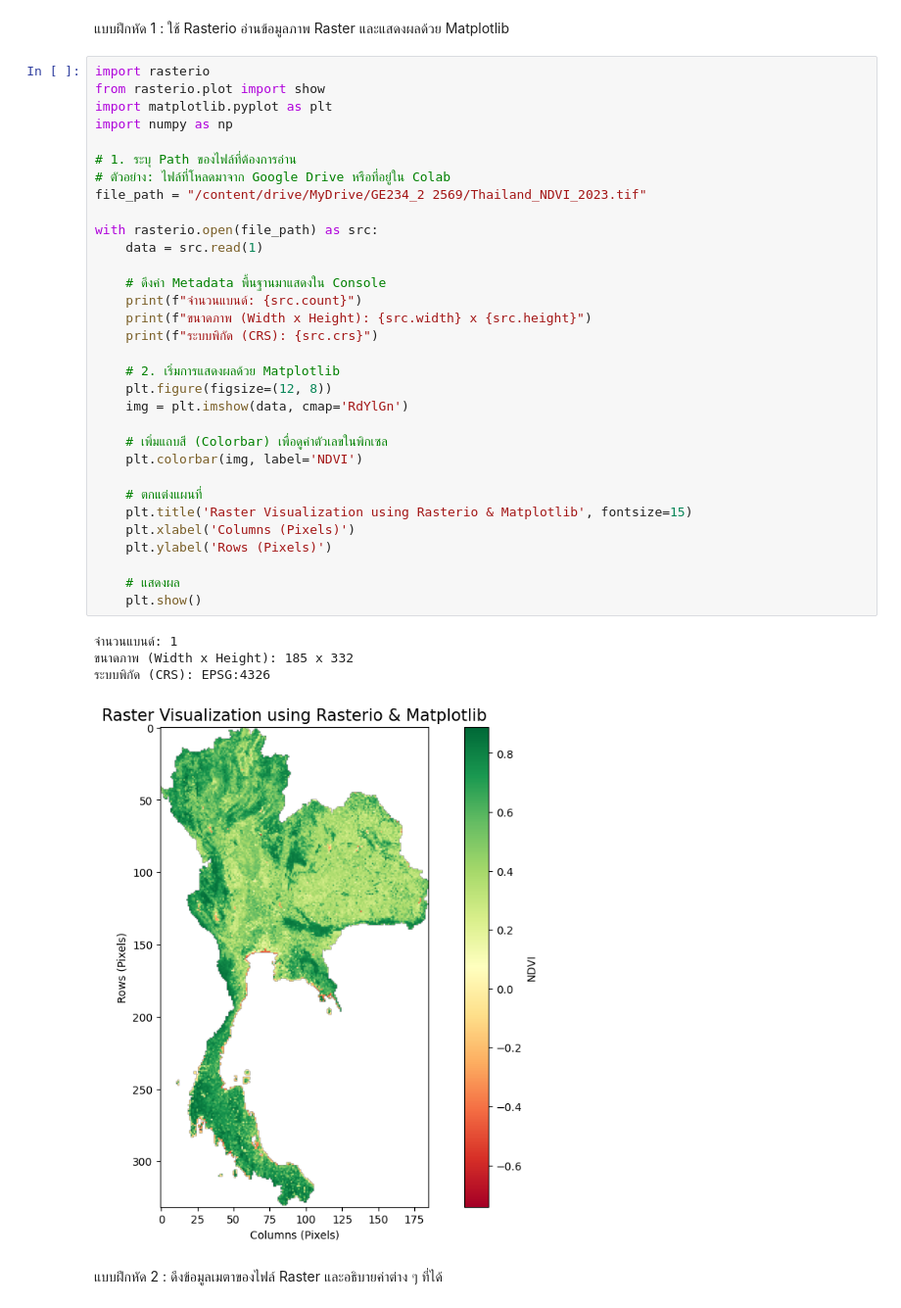
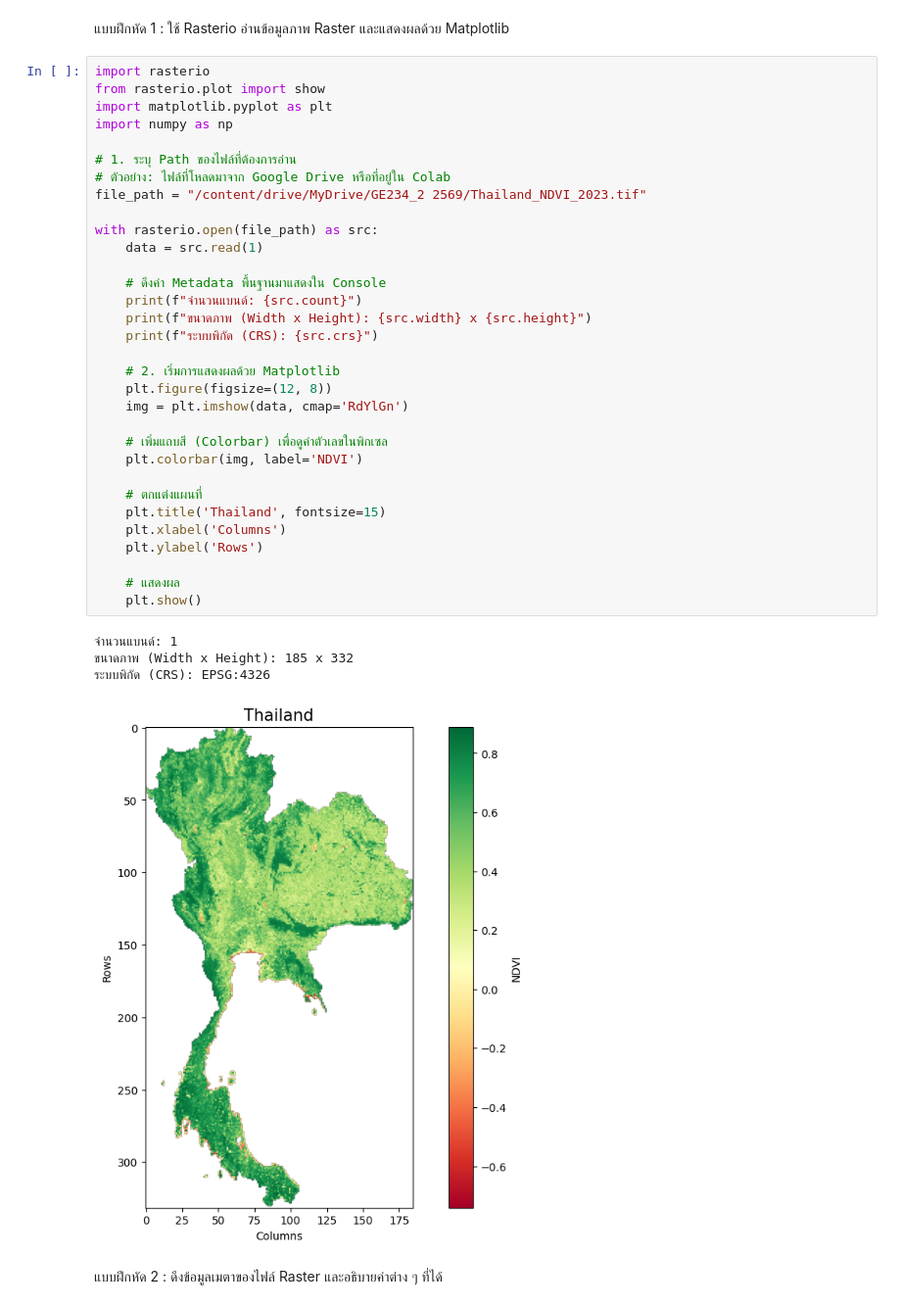
Before and after one commit to thunyalak230/GE234_Thunyalak, a Jupyter notebook: Lab5_GE234_Rasterio.ipynb, the cells around one changed output. Shown at 98% size. Drawn from its saved outputs; the diff is of its cells as text.

```diff
--- a/Lab5_GE234_Rasterio.ipynb
+++ b/Lab5_GE234_Rasterio.ipynb
@@ -138,37 +138,37 @@ from rasterio.plot import show
 import matplotlib.pyplot as plt
 import numpy as np
 
 # 1. ระบุ Path ของไฟล์ที่ต้องการอ่าน
 # ตัวอย่าง: ไฟล์ที่โหลดมาจาก Google Drive หรือที่อยู่ใน Colab
 file_path = "/content/drive/MyDrive/GE234_2 2569/Thailand_NDVI_2023.tif"
 
 with rasterio.open(file_path) as src:
     data = src.read(1)
 
     # ดึงค่า Metadata พื้นฐานมาแสดงใน Console
     print(f"จำนวนแบนด์: {src.count}")
     print(f"ขนาดภาพ (Width x Height): {src.width} x {src.height}")
     print(f"ระบบพิกัด (CRS): {src.crs}")
 
     # 2. เริ่มการแสดงผลด้วย Matplotlib
     plt.figure(figsize=(12, 8))
     img = plt.imshow(data, cmap='RdYlGn')
 
     # เพิ่มแถบสี (Colorbar) เพื่อดูค่าตัวเลขในพิกเซล
     plt.colorbar(img, label='NDVI')
 
     # ตกแต่งแผนที่
-    plt.title('Raster Visualization using Rasterio & Matplotlib', fontsize=15)
-    plt.xlabel('Columns (Pixels)')
-    plt.ylabel('Rows (Pixels)')
+    plt.title('Thailand', fontsize=15)
+    plt.xlabel('Columns')
+    plt.ylabel('Rows')
 
     # แสดงผล
     plt.show()
 # %% [output]
 จำนวนแบนด์: 1
 ขนาดภาพ (Width x Height): 185 x 332
 ระบบพิกัด (CRS): EPSG:4326
-[figure, old version]
+[figure, new version]
 # %% [markdown]
 แบบฝึกหัด 2 : ดึงข้อมูลเมตาของไฟล์ Raster และอธิบายค่าต่าง ๆ ที่ได้
 # %%
```
